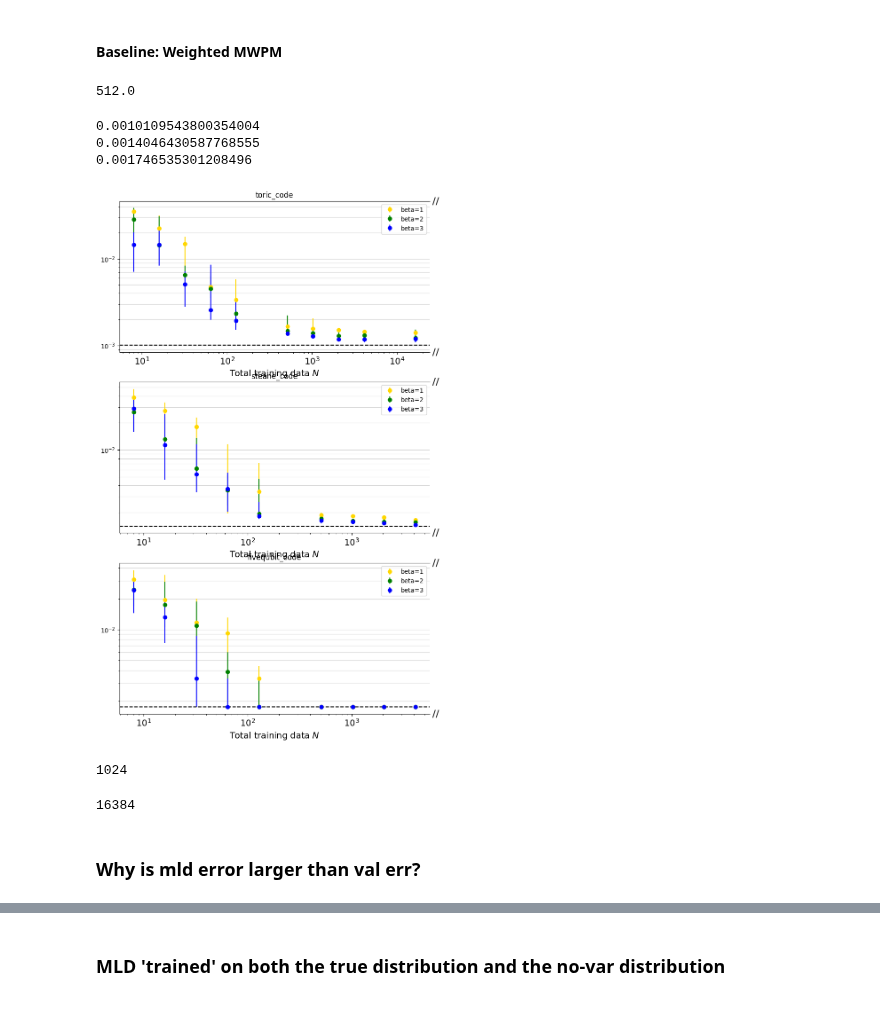
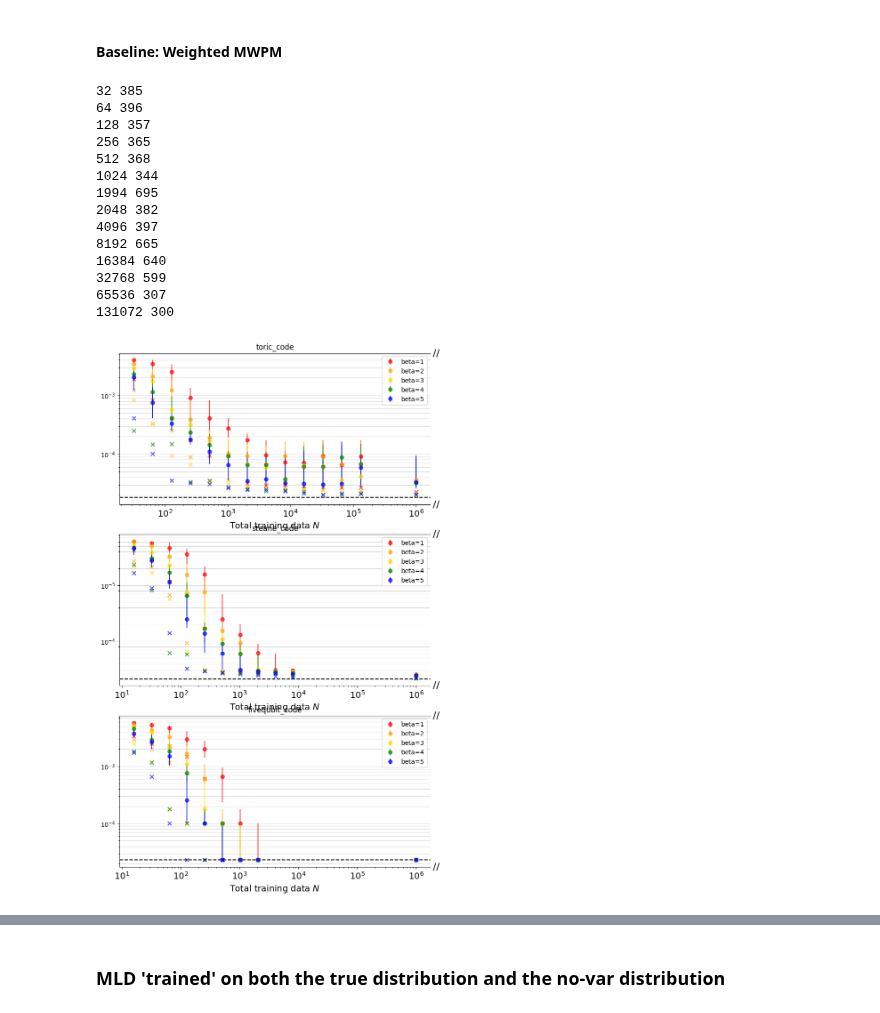
Before and after one commit to peterse/mldec, a Jupyter notebook: src/mldec/analysis/temp_fig2_expansion.ipynb, the cells around one changed output, grey strips where cells are left out. Drawn from its saved outputs; the diff is of its cells as text; code cells hidden in the pictures.

Commit message:
plots ana

```diff
--- a/src/mldec/analysis/temp_fig2_expansion.ipynb
+++ b/src/mldec/analysis/temp_fig2_expansion.ipynb
@@ -44,76 +61,94 @@ def ana_by_batch_size(df, col_name, quantile, append_inf=True):
     medians = []
     lower_q = []
     upper_q = []
+    mins = []
     for bs in batch_sizes:
         vals = 1 - df[df['batch_size'] == bs][col_name]
         medians.append(np.median(vals))
         lower_q.append(np.quantile(vals, 1-quantile))
         upper_q.append(np.quantile(vals, quantile))
+        mins.append(vals.min())
     medians = np.array(medians)
     lower_q = medians - np.array(lower_q)
     upper_q = np.array(upper_q) - medians
     bounds = np.array(list(zip(lower_q, upper_q))).T
-    return batch_sizes, medians, bounds
+    return batch_sizes, medians, bounds, mins
+# %%
+for bs in sorted(toric_code_df["batch_size"].unique()):
+    print(bs, len(toric_code_df[toric_code_df["batch_size"] == bs]))
+# %% [output]
+32 385
+64 396
+128 357
+256 365
+512 368
+1024 344
+1994 695
+2048 382
+4096 397
+8192 665
+16384 640
+32768 599
+65536 307
+131072 300
 # %%
-quantile = 0.9
+quantile = 0.75
 dct = {"steane_code": {}, "toric_code": {}, "fivequbit_code": {}}
-betas = [1,2,3]
+betas = [1,2,3,4,5]
 for beta in betas:
     dct["toric_code"][beta] = ana_by_batch_size(toric_code_df[toric_code_df["beta"] == beta], "val_acc", quantile)
     dct["steane_code"][beta] = ana_by_batch_size(steane_code_df[steane_code_df["beta"] == beta], "val_acc", quantile)
     dct["fivequbit_code"][beta] = ana_by_batch_size(fivequbit_code_df[fivequbit_code_df["beta"] == beta], "val_acc", quantile)
-# %%
-4096 / 8
-# %% [output]
-512.0
 # %%
 fig, axes = plt.subplots(3, 1, figsize=(9, 15))
 
-beta_colors = ["gold", "green", "blue"]
+beta_colors = ["red", "orange", "gold", "green", "blue"]
 novar_marker="x"
 novar_alpha = 0.9
 n_batches = 8 # the total training data n_batches*batch_size
+
+mld_beta1_dct = {}
+for n,code_name in [(5, "fivequbit_code"), (7, "steane_code"), (9, "toric_code")]:
+    beta1_dataset_config = {"p": .001, "var": .001, "beta": 1.0, "dataset_module": code_name}
+    X, Y, val_weights = single_round_code_data.create_dataset_training(n, beta1_dataset_config)
+    X, Y, good_var = single_round_code_data.uniform_over_good_examples(n, beta1_dataset_config)
+    mld = baselines.LookupTable()
+    mld.train_on_histogram(X, Y, good_var)
+    acc = evaluation.weighted_accuracy(mld, X, Y, val_weights)
+    mld_beta1_dct[code_name] = 1 - acc
+
 
 code_names = ["toric_code", "steane_code", "fivequbit_code"]
 for ax_j,code_name in enumerate(code_names):
     ax = axes[ax_j]
     for i in range(len(betas)):
-        batch_sizes, medians_beta, bounds_beta = dct[code_name][betas[i]]
+        batch_sizes, medians_beta, bounds_beta, mins_beta = dct[code_name][betas[i]]
         color = beta_colors[i]
-        ax.errorbar(batch_sizes[:-1] , medians_beta[:-1], yerr=bounds_beta[:,:-1], fmt='o', c=color, label=f"beta={betas[i]}")
+        ax.errorbar(batch_sizes[:-1] * 1, medians_beta[:-1], yerr=bounds_beta[:,:-1], fmt='o', c=color, label=f"beta={betas[i]}", alpha=0.7)
+        ax.scatter(batch_sizes[:-1] * 1, mins_beta[:-1], c=color, alpha=0.7, marker='x')
+        # TODO: put this onto its own axis
+        ax.errorbar(1e6, medians_beta[-1], yerr=bounds_beta[:,-1].reshape(-1, 1), fmt='o', c=color, alpha=0.7)
+        ax.scatter(1e6, mins_beta[-1], c=color, alpha=0.7, marker='x')
 
-    mld_err = 1 - mld_results.get(code_name)[0]
-    print(mld_err)
+
+    mld_err =  mld_beta1_dct.get(code_name)
     ax.axhline(mld_err, ls='--', c='k')
 for j, ax in enumerate(axes):
     ax.set_title(code_names[j])
     ax.annotate('//', xy=(1.02, 0),  xycoords='axes fraction', ha='center', va='center', fontsize=16)
     ax.annotate('//', xy=(1.02, 1),  xycoords='axes fraction', ha='center', va='center', fontsize=16)
 
     ax.loglog()
     ax.spines[['right']].set_visible(False)
     ax.set_xlabel(r"Total training data $N$", fontsize=14)
 
     # ax2.set_ylabel(r"Median logical error rate")
     # change xticklabel sizes
     ax.tick_params(axis='x', labelsize=14)
     # put annotated '//' at y=0, x=xlim[1] in axis coordinates
     ax.grid(which='both', alpha=0.5, axis='y')
     ax.legend()
     # plt.setp(ax.get_yticklabels(), visible=False)
     # ax.tick_params(left=False, labelleft=False)
 # %% [output]
-0.0010109543800354004
-0.0014046430587768555
-0.001746535301208496
-[figure, old version]
+[figure, new version]
-# %%
-2**10
-# %% [output]
-1024
-# %%
-2048 * 8
-# %% [output]
-16384
-# %% [markdown]
-### Why is mld error larger than val err?
```
Also changed, not shown: parts of 12 cells of this notebook, 1 other file.
